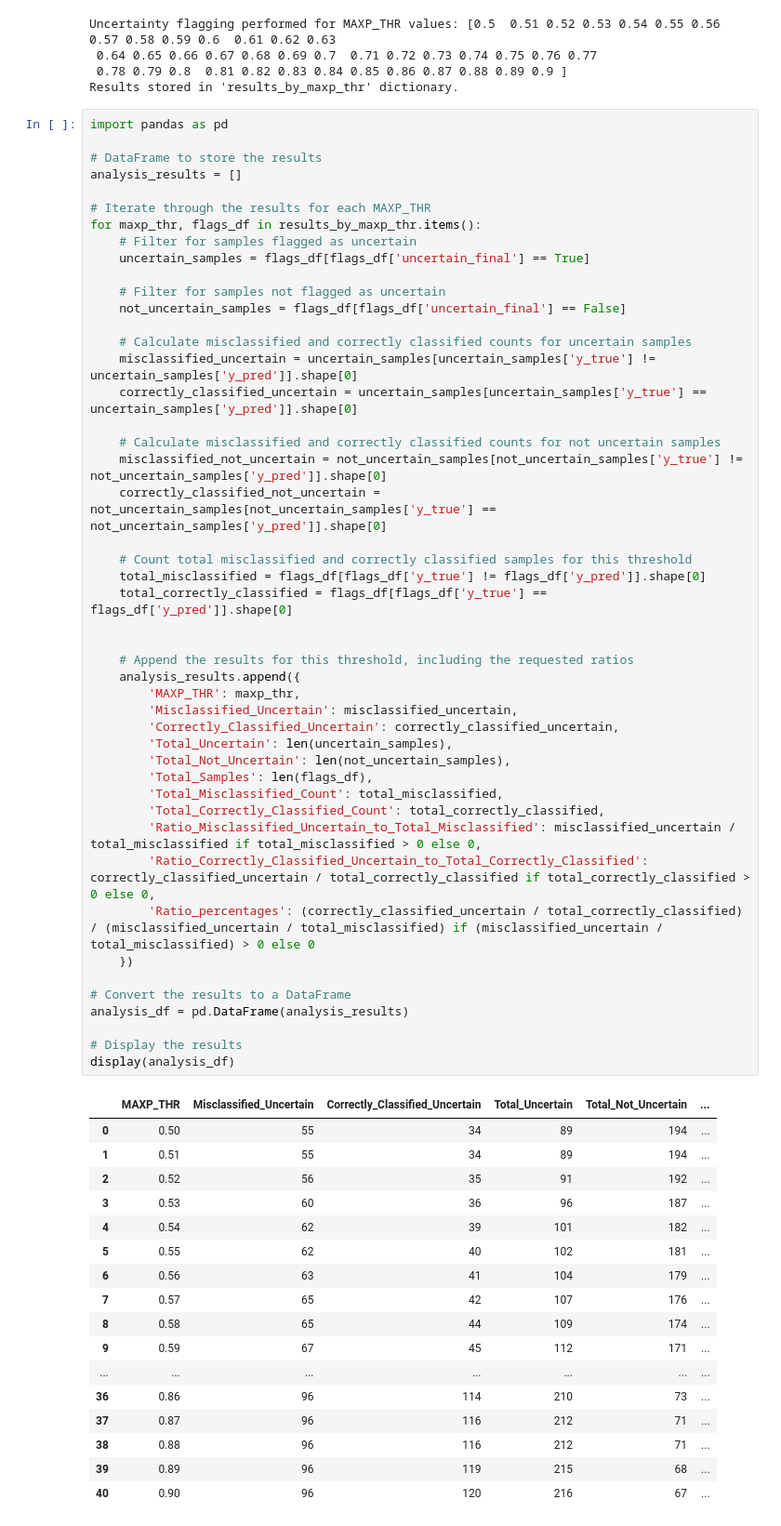
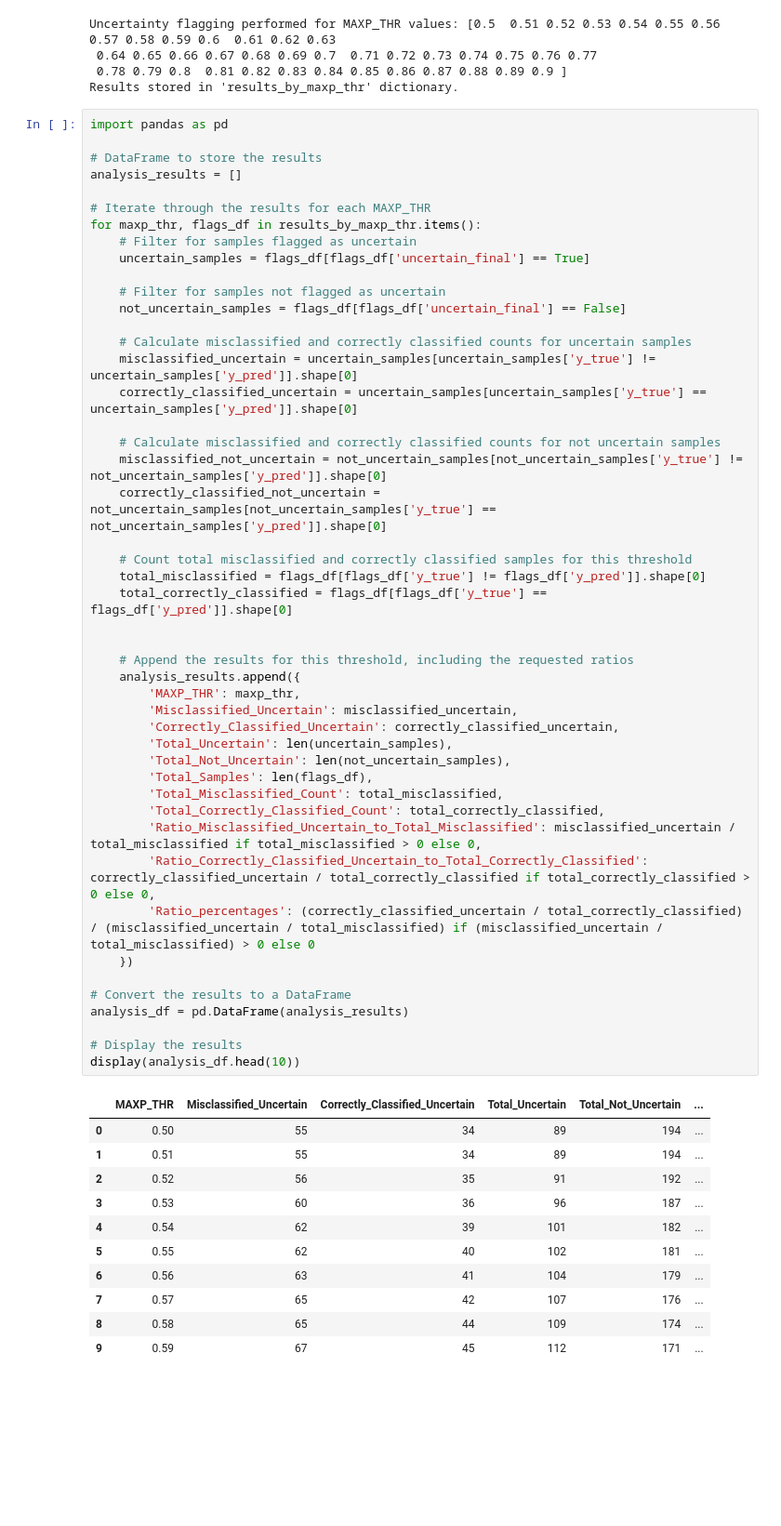
Before and after one commit to FaridRash/Advance-Statistical-Learnin--Semester-3, a Jupyter notebook: Farid/Farid_GLM.ipynb, the cells around one changed output. Shown at 93% size. Saved outputs shown, nothing was run; the diff lists cells and outputs as text; blank space fills up the shorter version.

```diff
--- a/Farid/Farid_GLM.ipynb
+++ b/Farid/Farid_GLM.ipynb
@@ -1108,37 +1108,31 @@ for maxp_thr, flags_df in results_by_maxp_thr.items():
     analysis_results.append({
         'MAXP_THR': maxp_thr,
         'Misclassified_Uncertain': misclassified_uncertain,
         'Correctly_Classified_Uncertain': correctly_classified_uncertain,
         'Total_Uncertain': len(uncertain_samples),
         'Total_Not_Uncertain': len(not_uncertain_samples),
         'Total_Samples': len(flags_df),
         'Total_Misclassified_Count': total_misclassified,
         'Total_Correctly_Classified_Count': total_correctly_classified,
         'Ratio_Misclassified_Uncertain_to_Total_Misclassified': misclassified_uncertain / total_misclassified if total_misclassified > 0 else 0,
         'Ratio_Correctly_Classified_Uncertain_to_Total_Correctly_Classified': correctly_classified_uncertain / total_correctly_classified if total_correctly_classified > 0 else 0,
         'Ratio_percentages': (correctly_classified_uncertain / total_correctly_classified) / (misclassified_uncertain / total_misclassified) if (misclassified_uncertain / total_misclassified) > 0 else 0
     })
 
 # Convert the results to a DataFrame
 analysis_df = pd.DataFrame(analysis_results)
 
 # Display the results
-display(analysis_df)
+display(analysis_df.head(10))
 # %% [output]
 |  | MAXP_THR | Misclassified_Uncertain | Correctly_Classified_Uncertain | Total_Uncertain | Total_Not_Uncertain | ... |
 | 0 | 0.50 | 55 | 34 | 89 | 194 | ... |
 | 1 | 0.51 | 55 | 34 | 89 | 194 | ... |
 | 2 | 0.52 | 56 | 35 | 91 | 192 | ... |
 | 3 | 0.53 | 60 | 36 | 96 | 187 | ... |
 | 4 | 0.54 | 62 | 39 | 101 | 182 | ... |
 | 5 | 0.55 | 62 | 40 | 102 | 181 | ... |
 | 6 | 0.56 | 63 | 41 | 104 | 179 | ... |
 | 7 | 0.57 | 65 | 42 | 107 | 176 | ... |
 | 8 | 0.58 | 65 | 44 | 109 | 174 | ... |
 | 9 | 0.59 | 67 | 45 | 112 | 171 | ... |
-| ... | ... | ... | ... | ... | ... | ... |
-| 36 | 0.86 | 96 | 114 | 210 | 73 | ... |
-| 37 | 0.87 | 96 | 116 | 212 | 71 | ... |
-| 38 | 0.88 | 96 | 116 | 212 | 71 | ... |
-| 39 | 0.89 | 96 | 119 | 215 | 68 | ... |
-| 40 | 0.90 | 96 | 120 | 216 | 67 | ... |
```
Also changed, not shown: parts of 1 cell of this notebook.
